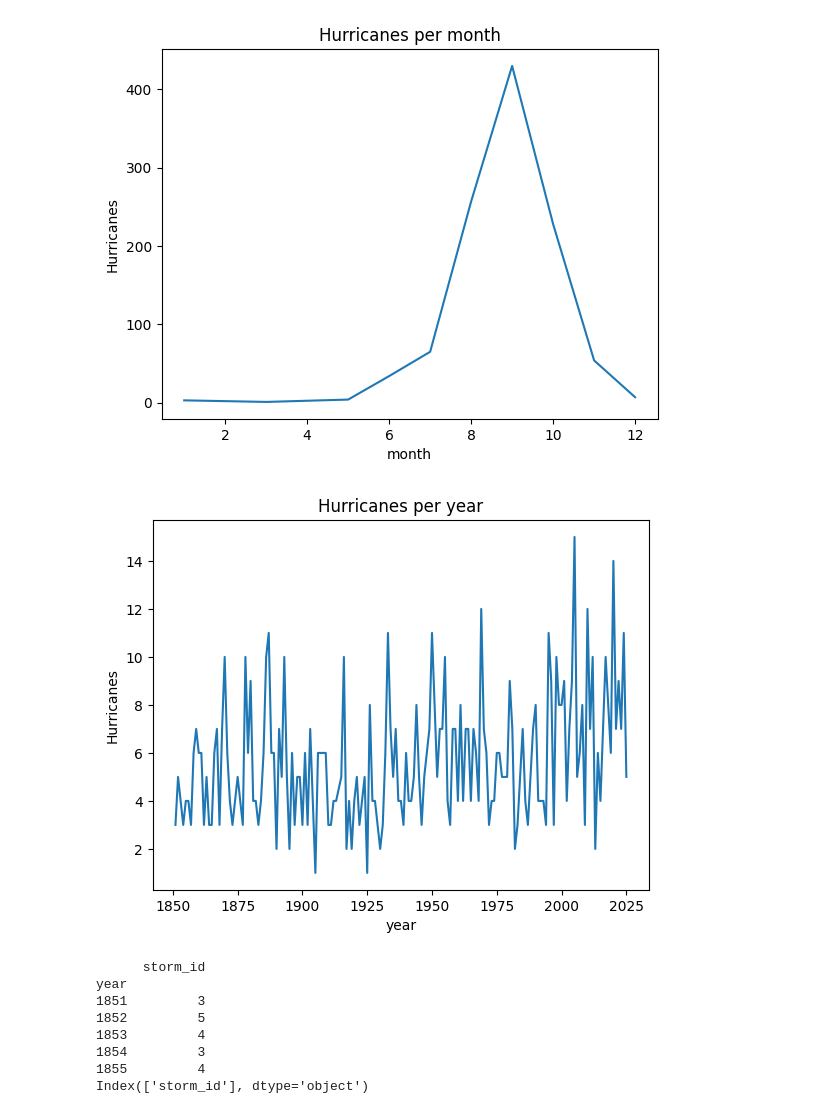
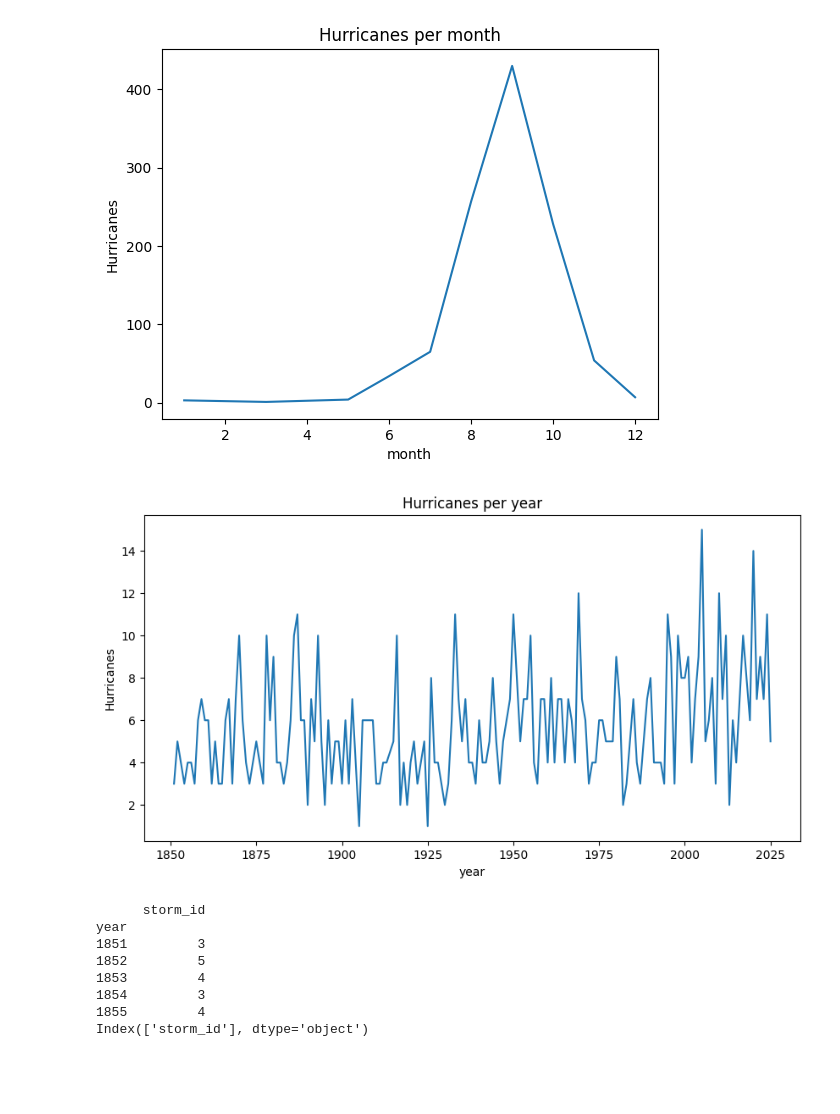
Before and after one commit to jxcact-sketch/Joshua-s-Research-Project, a Jupyter notebook: Joshua's Research Project.ipynb, the cells around one changed output. Drawn from its saved outputs; the diff is of its cells as text; code cells hidden in the pictures; blank space fills up the shorter version.

```diff
--- a/Joshua's Research Project.ipynb
+++ b/Joshua's Research Project.ipynb
@@ -141,20 +141,25 @@ plt.show()
 # %%
 hurricanes = df[df['status'] == 'HU']
 
 hurricanes = hurricanes[['year', 'storm_id']].drop_duplicates()
 
 hurricane_per_year = hurricanes.groupby('year')['storm_id'].count()
 
 x = hurricane_per_year.index
 y = hurricane_per_year.values
 
+width = 10
+height = 5
+plt.figure(figsize=(width, height))
+
 plt.plot (x,y)
 plt.title('Hurricanes per year')
 plt.xlabel('year')
 plt.ylabel('Hurricanes')
+
 plt.show()
 # %% [output]
-[figure, old version]
+[figure, new version]
 # %%
 yearly_df = pd.DataFrame(hurricane_per_year)
 print(yearly_df.head())
```
Also changed, not shown: parts of 1 cell of this notebook.
